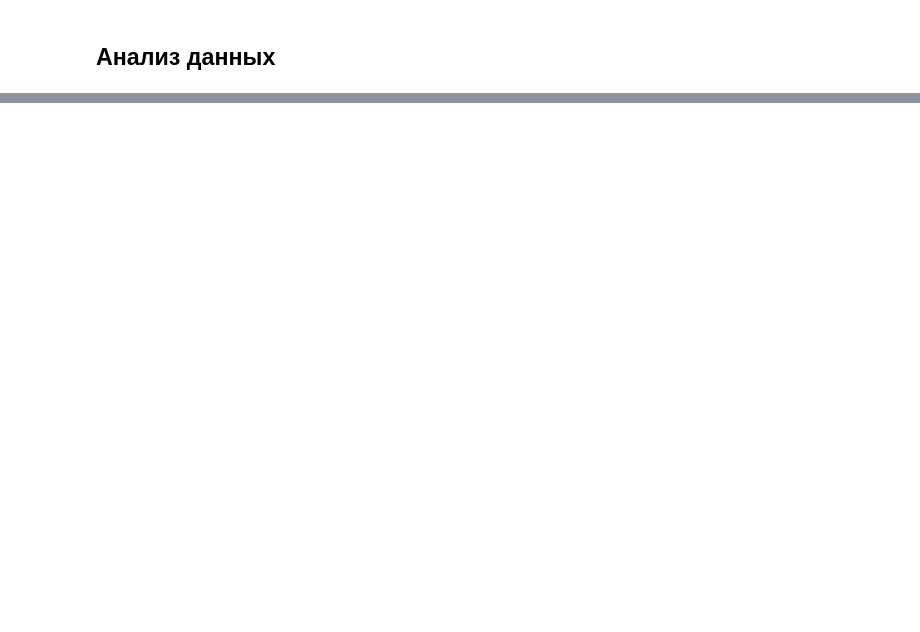
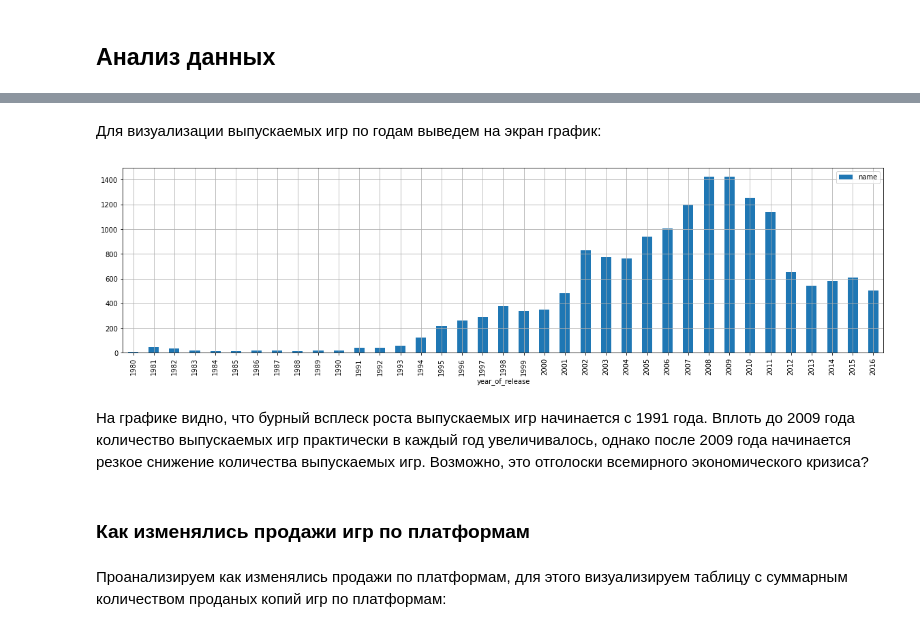
Before and after one commit to VladislaVladimir/PracticumByYandex, a Jupyter notebook: 4_study_project/mobile_tarifs.ipynb, the cells around one changed output, grey strips where cells are left out. Drawn from its saved outputs; the diff is of its cells as text; code cells hidden in the pictures; blank space fills up the shorter version.

```diff
--- a/4_study_project/mobile_tarifs.ipynb
+++ b/4_study_project/mobile_tarifs.ipynb
@@ -384,0 +340,2 @@ display(big_set)
+# %%
+data['user_score'] = data['user_score'].replace('tbd', 'nan')
@@ -384,0 +348,3 @@ display(big_set)
+# %%
+data['year_of_release'] = data['year_of_release'].astype('int')
+data['user_score'] = data['user_score'].astype('float')
@@ -384,0 +376,3 @@ display(big_set)
+# %%
+data['total_sales'] = data[['na_sales', 'eu_sales', 'jp_sales', 'other_sales']].sum(axis=1)
+data.head() #проверка
@@ -895,0 +408,10 @@ p-значение: 0.5257376663729298
+# %%
+how_much_games = (data
+                  .pivot_table(
+                      index = 'year_of_release',
+                      values = 'name',
+                      aggfunc = 'count')
+                  .reset_index()
+                 )
+
+how_much_games #выведем на экран
@@ -895,0 +436,18 @@ p-значение: 0.5257376663729298
+# %% [markdown]
+Для визуализации выпускаемых игр по годам выведем на экран график:
+# %%
+(how_much_games
+ .plot(x = 'year_of_release',
+       y = 'name',
+       kind = 'bar',
+       figsize = (20,5),
+       grid=True)
+);
+# %% [output]
+[figure, added]
+# %% [markdown]
+На графике видно, что бурный всплеск роста выпускаемых игр начинается с 1991 года. Вплоть до 2009 года количество выпускаемых игр практически в каждый год увеличивалось, однако после 2009 года начинается резкое снижение количества выпускаемых игр. Возможно, это отголоски всемирного экономического кризиса?
+# %% [markdown]
+### Как изменялись продажи игр по платформам
+# %% [markdown]
+Проанализируем как изменялись продажи по платформам, для этого визуализируем таблицу с суммарным количеством проданых копий игр по платформам:
```
Also changed, not shown: parts of 266 cells of this notebook.
